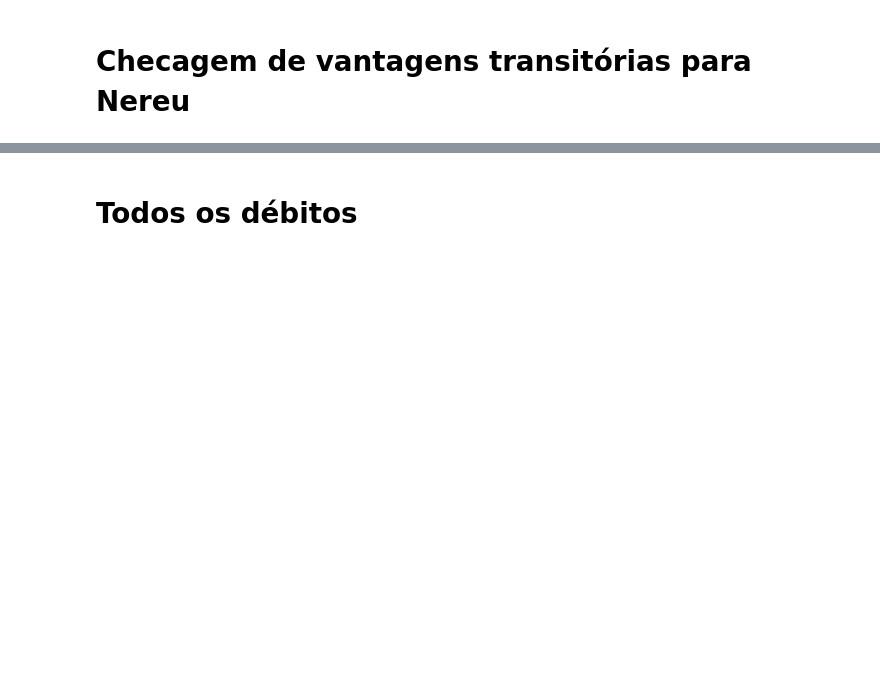
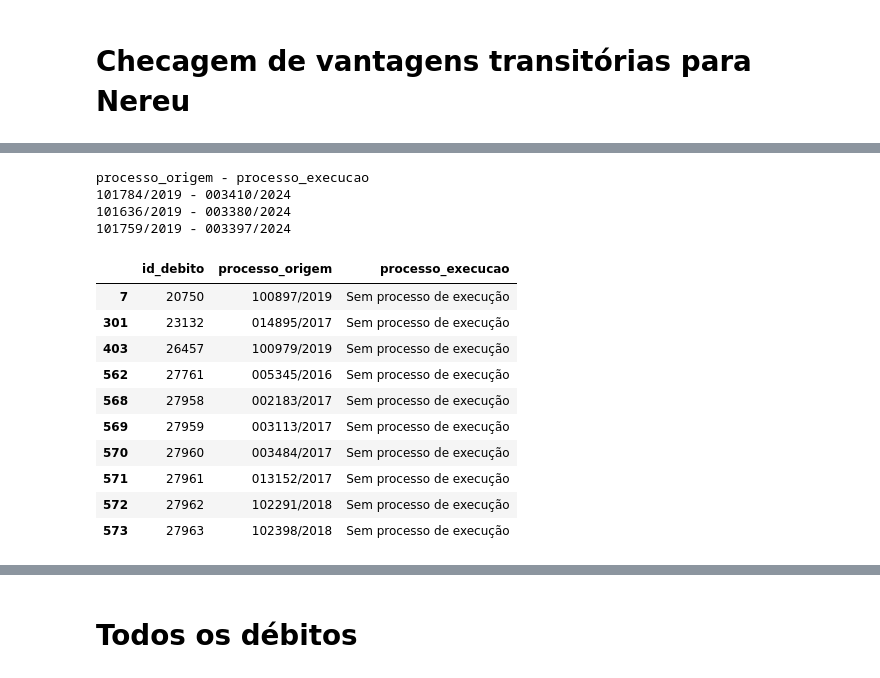
Before and after one commit to eduardoplima/ccd, a Jupyter notebook: scripts/vantagens_trans.ipynb, the cells around one changed output, grey strips where cells are left out. Saved outputs shown, nothing was run; the diff lists cells and outputs as text; code cells hidden in the pictures; blank space fills up the shorter version.

```diff
--- a/scripts/vantagens_trans.ipynb
+++ b/scripts/vantagens_trans.ipynb
@@ -14,0 +19,22 @@ conn = get_connection()
+# %%
+sql_mais_colunas = f"""
+SELECT IdDebito as id_debito,
+    StatusProtesto as status_protesto,
+    Status_PGE as status_pge
+FROM processo.dbo.Exe_Debito
+WHERE IdDebito IN ({','.join([f"{id_debito}" for id_debito in df['id_debito']])})
+"""
+df_mais_colunas = pd.read_sql(sql_mais_colunas, conn)
+df = df.merge(df_mais_colunas, on='id_debito', how='left')
+
+df['status_pge'].fillna('Sem envio à Dívida Ativa', inplace=True)
+
+df['status_protesto'].fillna(0, inplace=True)
+def protesto_status(x):
+    if x == 3:
+        return 'Protestada'
+    elif x == 0:
+        return 'Sem Protesto'
+    else:
+        return x
+df['status_protesto'] = df['status_protesto'].apply(protesto_status)
@@ -14,0 +64,11 @@ conn = get_connection()
+# %%
+sql_relator = f"""
+SELECT CONCAT(pro.numero_processo, '/', pro.ano_processo) as processo,
+r.nome as relator
+FROM
+processo.dbo.Processos pro LEFT JOIN processo.dbo.Relator r ON r.codigo = pro.codigo_relator
+"""
+df_relator = pd.read_sql(sql_relator, conn)
+# %%
+df = df.merge(df_relator, right_on='processo', left_on='processo_execucao', how='left', suffixes=('', '_execucaox'))
+df = df.merge(df_relator, right_on='processo', left_on='processo_origem', how='left', suffixes=('', '_origemx'))
@@ -14,0 +86,2 @@ conn = get_connection()
+# %%
+df['relator_execucaox'].fillna('Sem relator', inplace=True)
@@ -14,0 +100,23 @@ conn = get_connection()
+# %%
+print("processo_origem - processo_execucao")
+for i,r in df[df['relator_origemx'].str.contains('GEORGE')][['processo_origem', 'processo_execucao']].iterrows():
+    print(f"{r['processo_origem']} - {r['processo_execucao']}")
+# %% [output]
+processo_origem - processo_execucao
+101784/2019 - 003410/2024
+101636/2019 - 003380/2024
+101759/2019 - 003397/2024
+# %%
+df[df.valor_multa == 0][['id_debito', 'processo_origem', 'processo_execucao']]
+# %% [output]
+|  | id_debito | processo_origem | processo_execucao |
+| 7 | 20750 | 100897/2019 | Sem processo de execução |
+| 301 | 23132 | 014895/2017 | Sem processo de execução |
+| 403 | 26457 | 100979/2019 | Sem processo de execução |
+| 562 | 27761 | 005345/2016 | Sem processo de execução |
+| 568 | 27958 | 002183/2017 | Sem processo de execução |
+| 569 | 27959 | 003113/2017 | Sem processo de execução |
+| 570 | 27960 | 003484/2017 | Sem processo de execução |
+| 571 | 27961 | 013152/2017 | Sem processo de execução |
+| 572 | 27962 | 102291/2018 | Sem processo de execução |
+| 573 | 27963 | 102398/2018 | Sem processo de execução |
```
Also changed, not shown: parts of 31 cells of this notebook, 5 other files.
